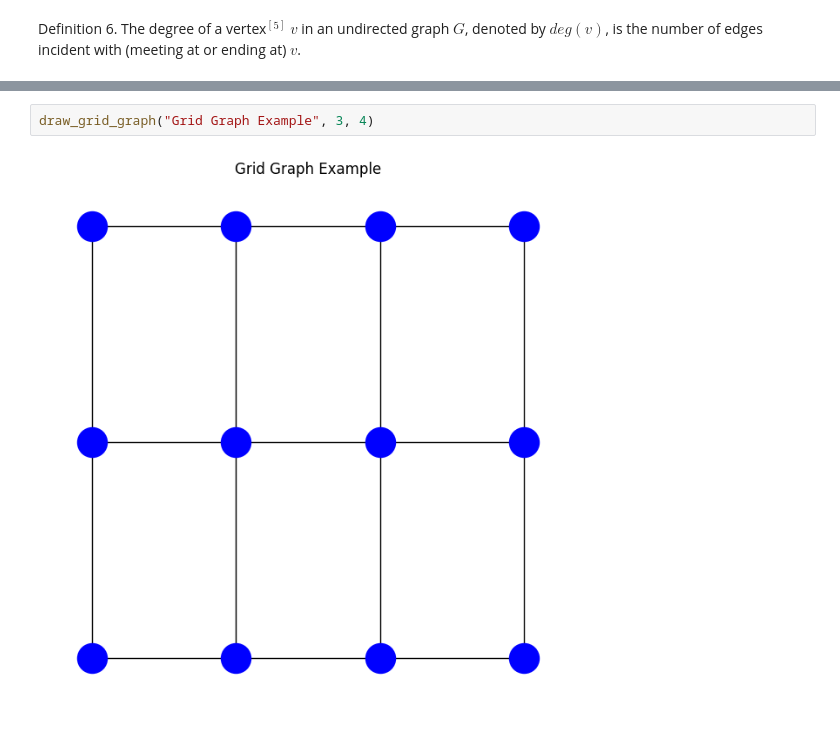
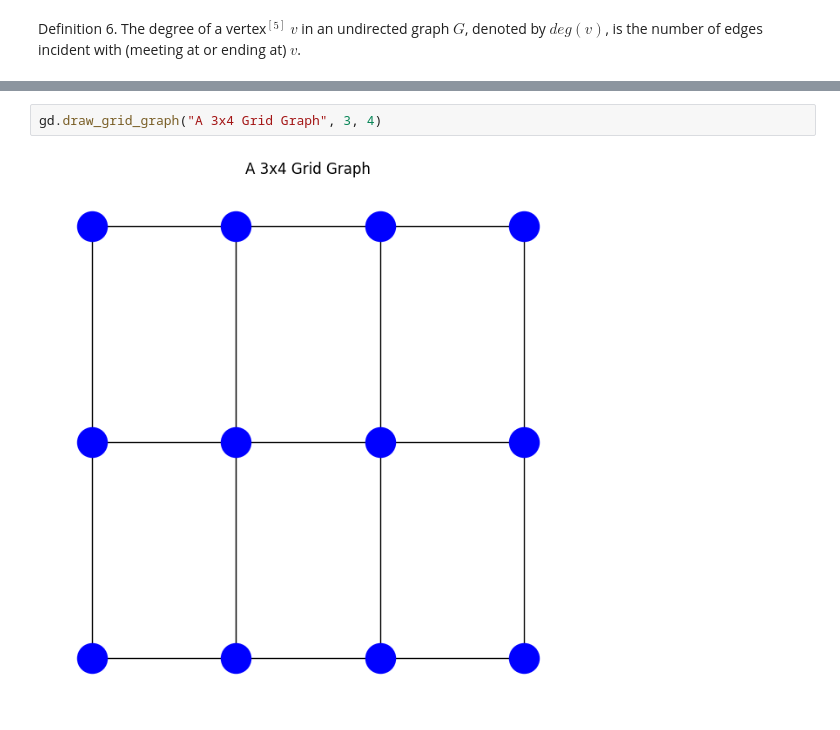
Before and after one commit to SimoAngelov/TravelingSnake, a Jupyter notebook: TheTravelingSnake.ipynb, the cells around one changed output, grey strips where cells are left out. Saved outputs shown, nothing was run; the diff lists cells and outputs as text.

```diff
--- a/TheTravelingSnake.ipynb
+++ b/TheTravelingSnake.ipynb
@@ -185,4 +82,4 @@ The $m{\times}n$ grid graph is sometimes denoted as $L(m, n)$. A special case is
 # %%
-draw_grid_graph("Grid Graph Example", 3, 4)
+gd.draw_grid_graph("A 3x4 Grid Graph", 3, 4)
 # %% [output]
-[figure, old version]
+[figure, new version]
```
Also changed, not shown: parts of 15 cells of this notebook, 1 other file.
